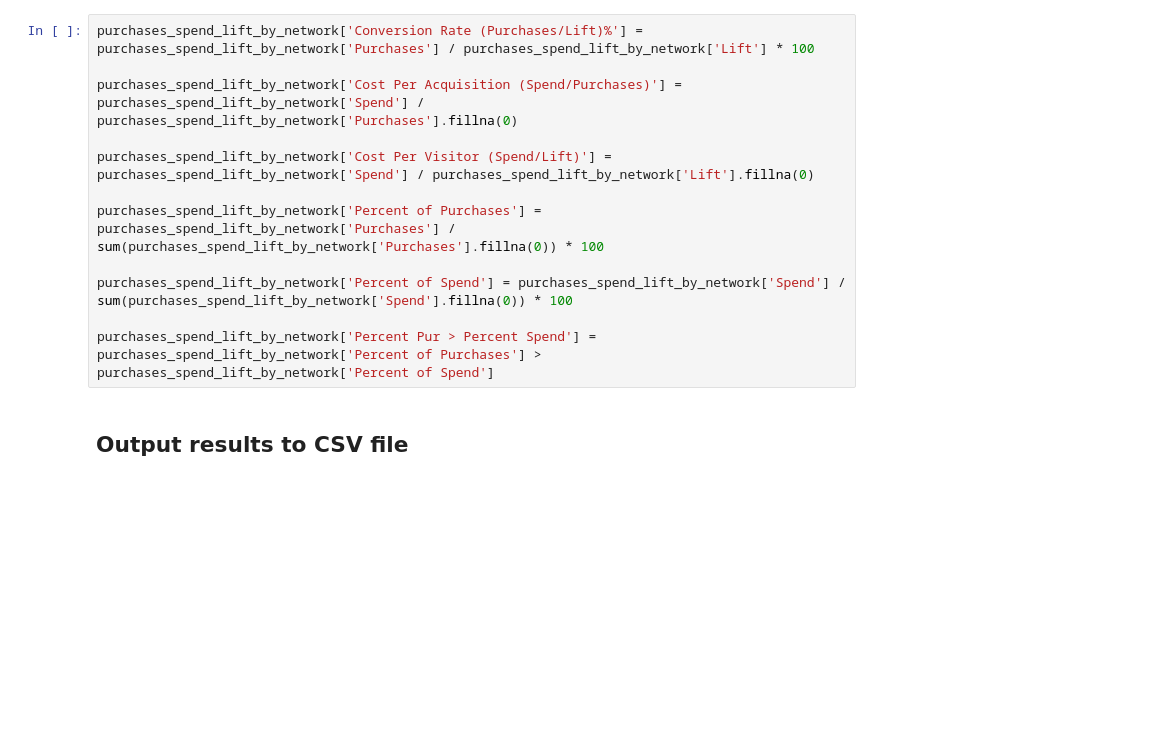
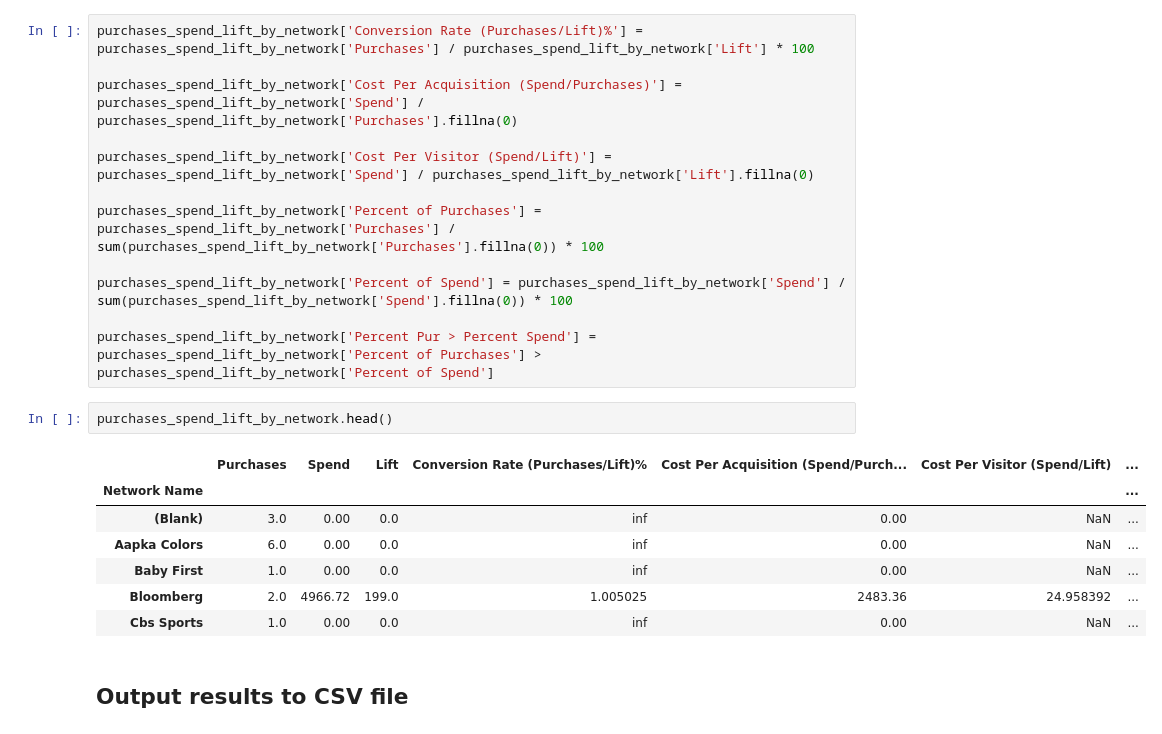
Before and after one commit to papir805/telepulse_ad_campaign_report, a Jupyter notebook: ad_campaign_report_script.ipynb, the cells around one changed output. Cells and saved outputs as stored; diff of their text form; blank space fills up the shorter version.

```diff
--- a/ad_campaign_report_script.ipynb
+++ b/ad_campaign_report_script.ipynb
@@ -148,6 +208,16 @@ purchases_spend_lift_by_network['Percent of Purchases'] = purchases_spend_lift_b
 purchases_spend_lift_by_network['Percent of Spend'] = purchases_spend_lift_by_network['Spend'] / sum(purchases_spend_lift_by_network['Spend'].fillna(0)) * 100
 
 purchases_spend_lift_by_network['Percent Pur > Percent Spend'] = purchases_spend_lift_by_network['Percent of Purchases'] > purchases_spend_lift_by_network['Percent of Spend']
+# %%
+purchases_spend_lift_by_network.head()
+# %% [output]
+|  | Purchases | Spend | Lift | Conversion Rate (Purchases/Lift)% | Cost Per Acquisition (Spend/Purch... | Cost Per Visitor (Spend/Lift) | ... |
+| Network Name |  |  |  |  |  |  | ... |
+| (Blank) | 3.0 | 0.00 | 0.0 | inf | 0.00 | NaN | ... |
+| Aapka Colors | 6.0 | 0.00 | 0.0 | inf | 0.00 | NaN | ... |
+| Baby First | 1.0 | 0.00 | 0.0 | inf | 0.00 | NaN | ... |
+| Bloomberg | 2.0 | 4966.72 | 199.0 | 1.005025 | 2483.36 | 24.958392 | ... |
+| Cbs Sports | 1.0 | 0.00 | 0.0 | inf | 0.00 | NaN | ... |
 # %% [markdown]
 ## Output results to CSV file
 # %%
```
Also changed, not shown: parts of 28 cells of this notebook, 7 other files.
